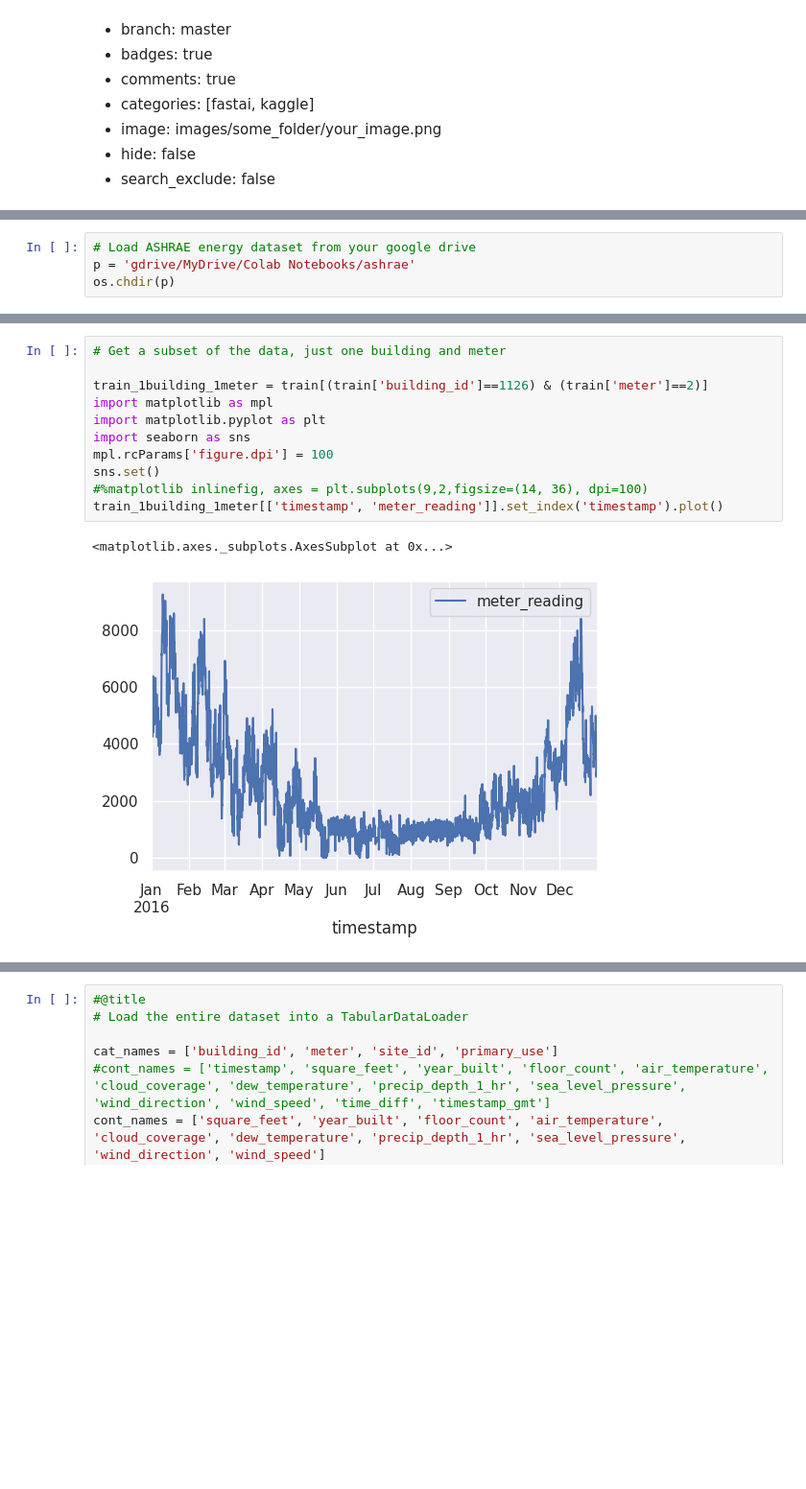
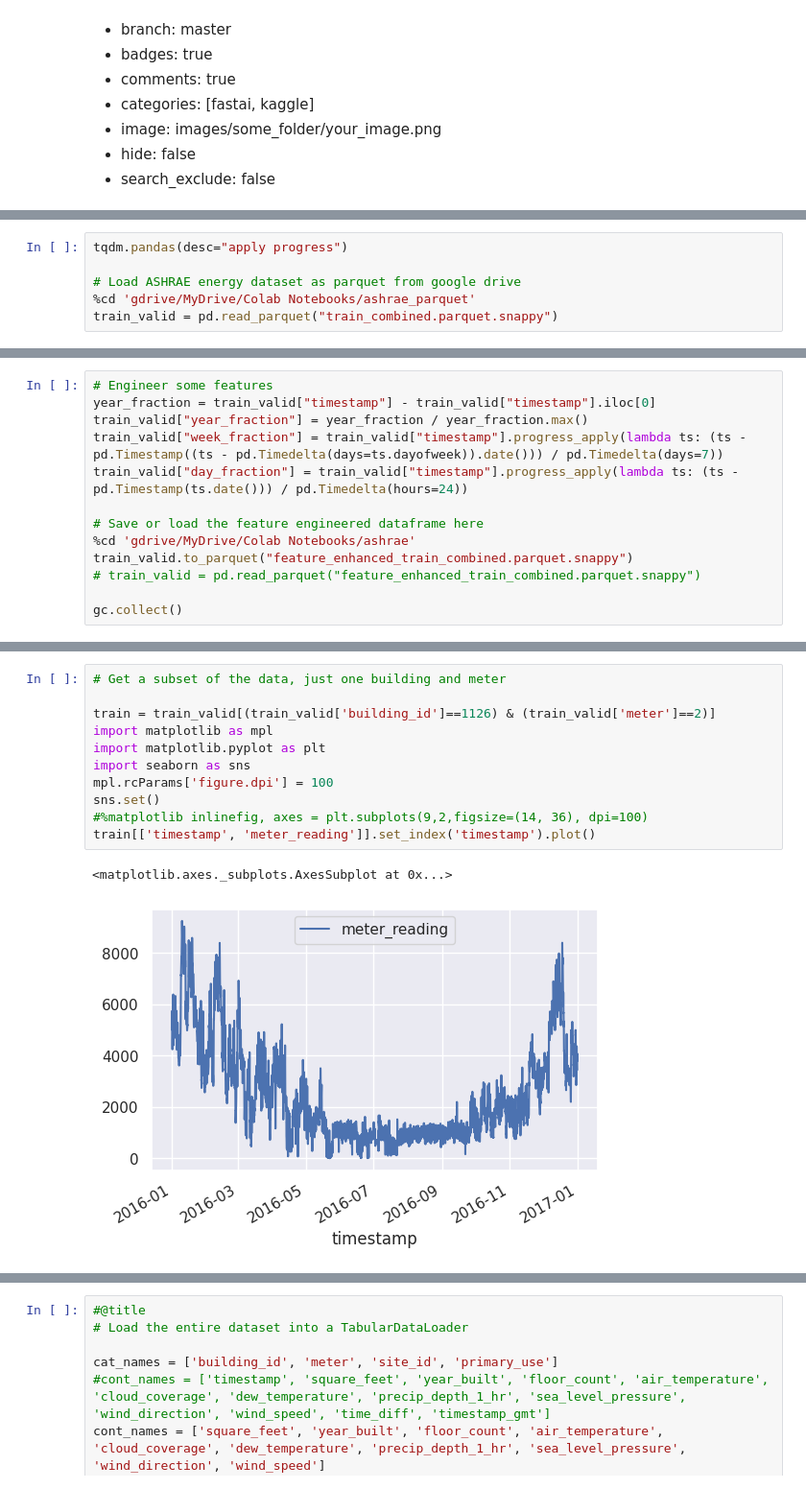
Before and after one commit to fastai-energetic-engineering/ashrae, a Jupyter notebook: ASHRAE_energy_fastai.ipynb, the cells around one changed output, grey strips where cells are left out. Shown at 96% size. Drawn from its saved outputs; the diff is of its cells as text; blank space fills up the shorter version.

Commit message:
Moved to parquet loading. Added decision tree.

```diff
--- a/ASHRAE_energy_fastai.ipynb
+++ b/ASHRAE_energy_fastai.ipynb
@@ -30,4 +36,6 @@ from fastai.tabular.all import *
 # %%
-# Load ASHRAE energy dataset from your google drive
-p = 'gdrive/MyDrive/Colab Notebooks/ashrae'
-os.chdir(p)
+tqdm.pandas(desc="apply progress")
+
+# Load ASHRAE energy dataset as parquet from google drive
+%cd 'gdrive/MyDrive/Colab Notebooks/ashrae_parquet'
+train_valid = pd.read_parquet("train_combined.parquet.snappy")
@@ -143,0 +75,13 @@ train['hour'] = train.timestamp.dt.hour
+# %%
+# Engineer some features
+year_fraction = train_valid["timestamp"] - train_valid["timestamp"].iloc[0]
+train_valid["year_fraction"] = year_fraction / year_fraction.max()
+train_valid["week_fraction"] = train_valid["timestamp"].progress_apply(lambda ts: (ts - pd.Timestamp((ts - pd.Timedelta(days=ts.dayofweek)).date())) / pd.Timedelta(days=7))
+train_valid["day_fraction"] = train_valid["timestamp"].progress_apply(lambda ts: (ts - pd.Timestamp(ts.date())) / pd.Timedelta(hours=24))
+
+# Save or load the feature engineered dataframe here
+%cd 'gdrive/MyDrive/Colab Notebooks/ashrae'
+train_valid.to_parquet("feature_enhanced_train_combined.parquet.snappy")
+# train_valid = pd.read_parquet("feature_enhanced_train_combined.parquet.snappy")
+
+gc.collect()
@@ -144,14 +109,14 @@ train['hour'] = train.timestamp.dt.hour
 # %%
 # Get a subset of the data, just one building and meter
 
-train_1building_1meter = train[(train['building_id']==1126) & (train['meter']==2)]
+train = train_valid[(train_valid['building_id']==1126) & (train_valid['meter']==2)]
 import matplotlib as mpl
 import matplotlib.pyplot as plt
 import seaborn as sns
 mpl.rcParams['figure.dpi'] = 100
 sns.set()
 #%matplotlib inlinefig, axes = plt.subplots(9,2,figsize=(14, 36), dpi=100)
-train_1building_1meter[['timestamp', 'meter_reading']].set_index('timestamp').plot()
+train[['timestamp', 'meter_reading']].set_index('timestamp').plot()
 # %% [output]
 <matplotlib.axes._subplots.AxesSubplot at 0x...>
-[figure, old version]
+[figure, new version]
```
Also changed, not shown: parts of 38 cells of this notebook.
